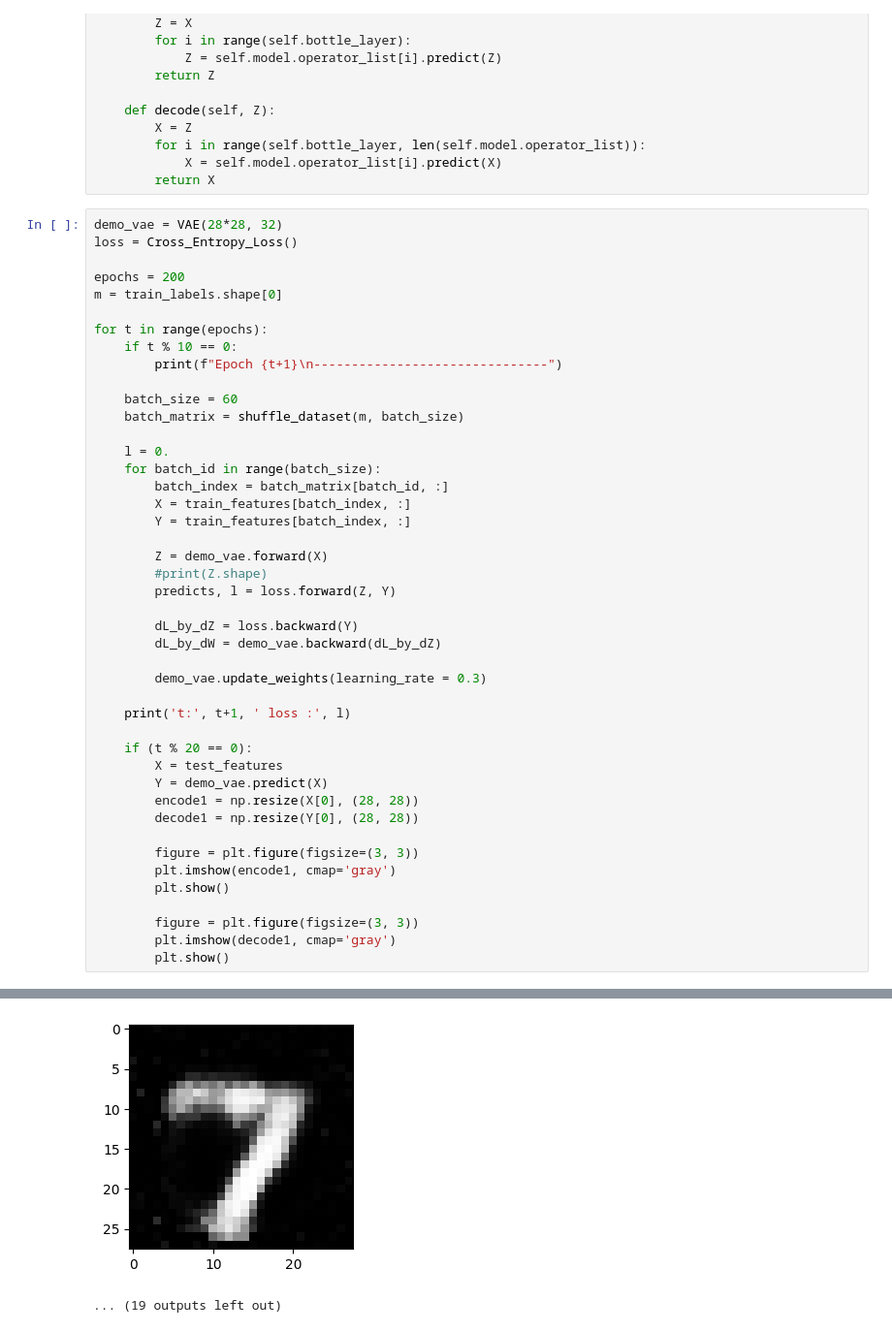
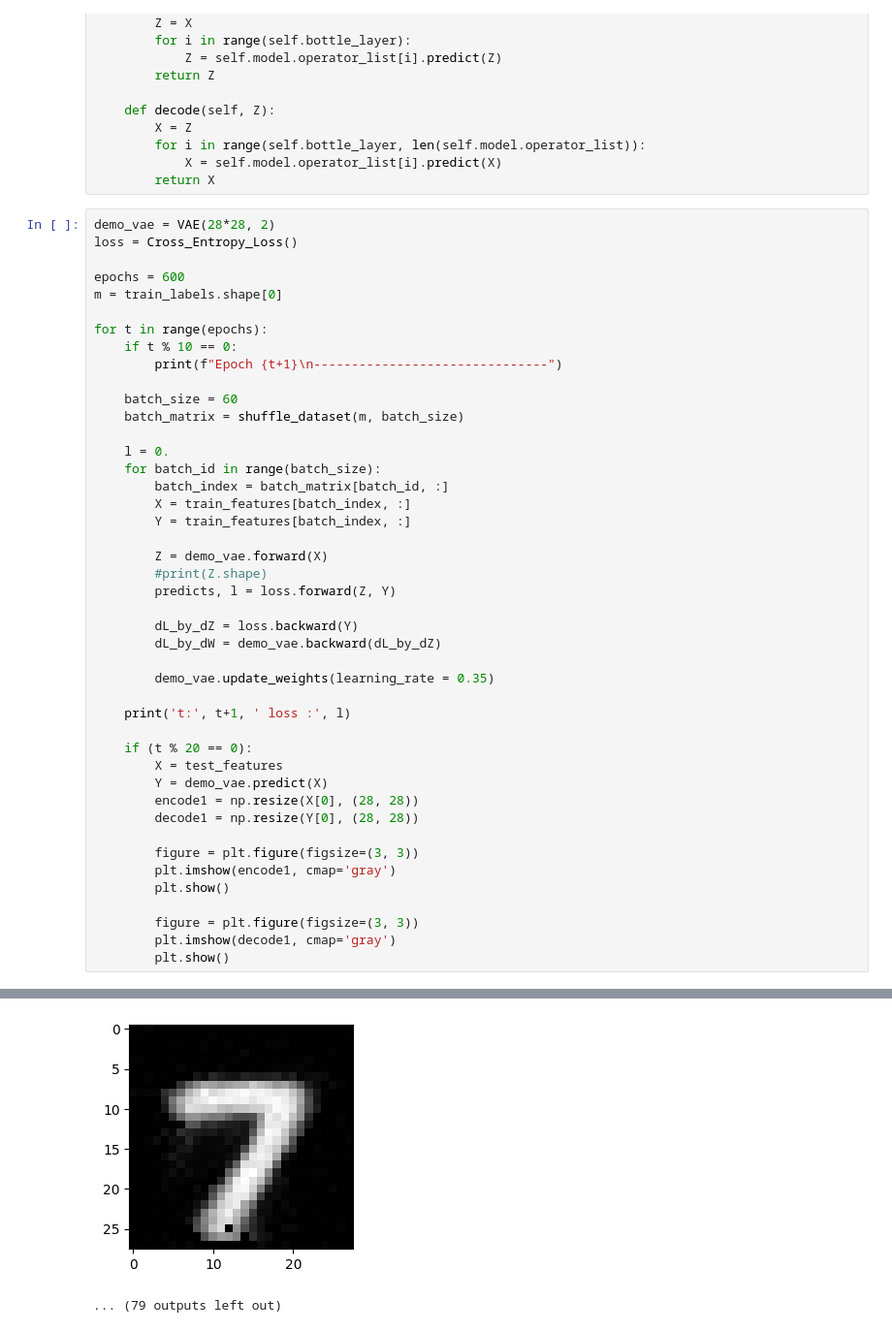
Before and after one commit to Lyshen/PiggyToy, a Jupyter notebook: Lesson05_VAE_practice.ipynb, the cells around one changed output, grey strips where cells are left out. Shown at 97% size. Cells and saved outputs as stored; diff of their text form.

```diff
--- a/Lesson05_VAE_practice.ipynb
+++ b/Lesson05_VAE_practice.ipynb
@@ -216,10 +216,10 @@ class VAE:
             X = self.model.operator_list[i].predict(X)
         return X
 # %%
-demo_vae = VAE(28*28, 32)
+demo_vae = VAE(28*28, 2)
 loss = Cross_Entropy_Loss()
 
-epochs = 200
+epochs = 600
 m = train_labels.shape[0]
 
 for t in range(epochs):
@@ -242,7 +242,7 @@ for t in range(epochs):
         dL_by_dZ = loss.backward(Y)
         dL_by_dW = demo_vae.backward(dL_by_dZ)
 
-        demo_vae.update_weights(learning_rate = 0.3)
+        demo_vae.update_weights(learning_rate = 0.35)
 
     print('t:', t+1, ' loss :', l)
 
@@ -323,3 +323,3 @@ t: 61  loss : 56625.80202532241
 [figure]
-[figure, old version]
+[figure, new version]
-... (19 outputs left out)
+... (79 outputs left out)
```
Also changed, not shown: parts of 1 cell of this notebook.
